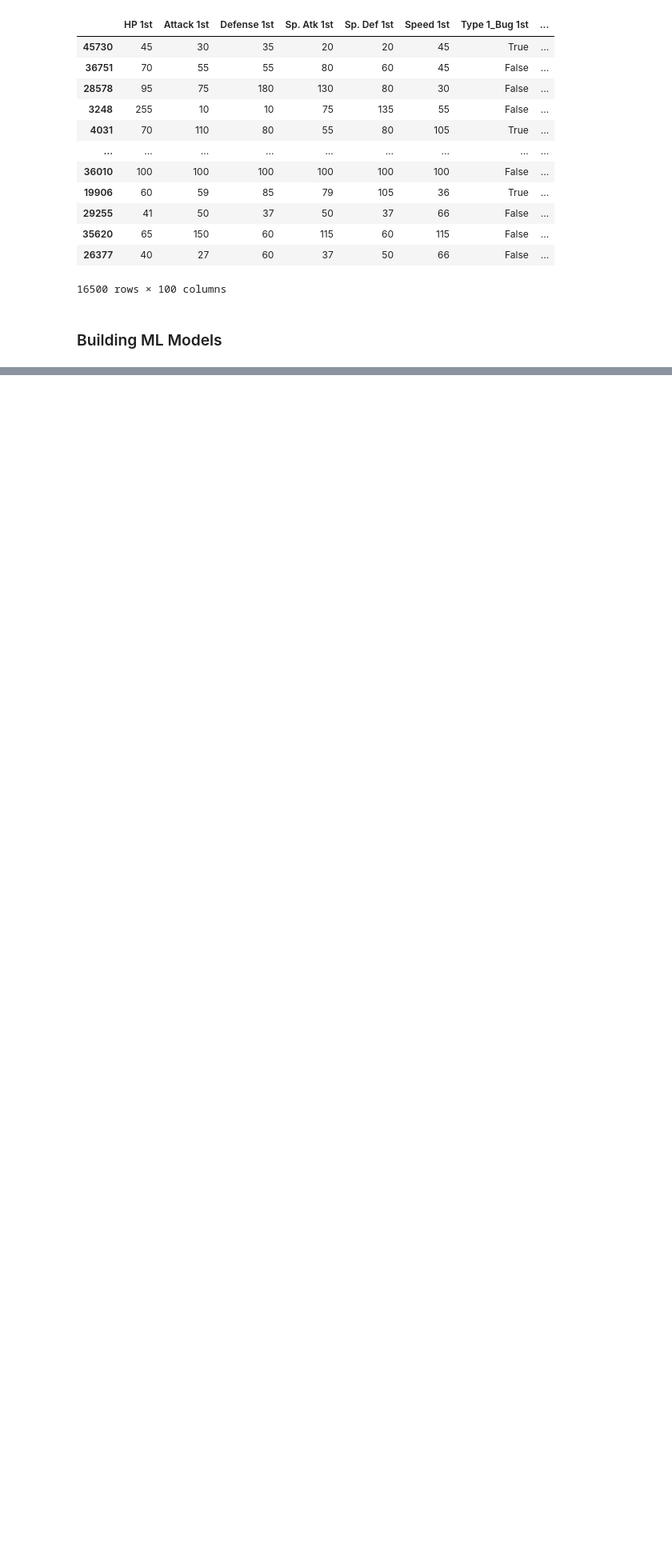
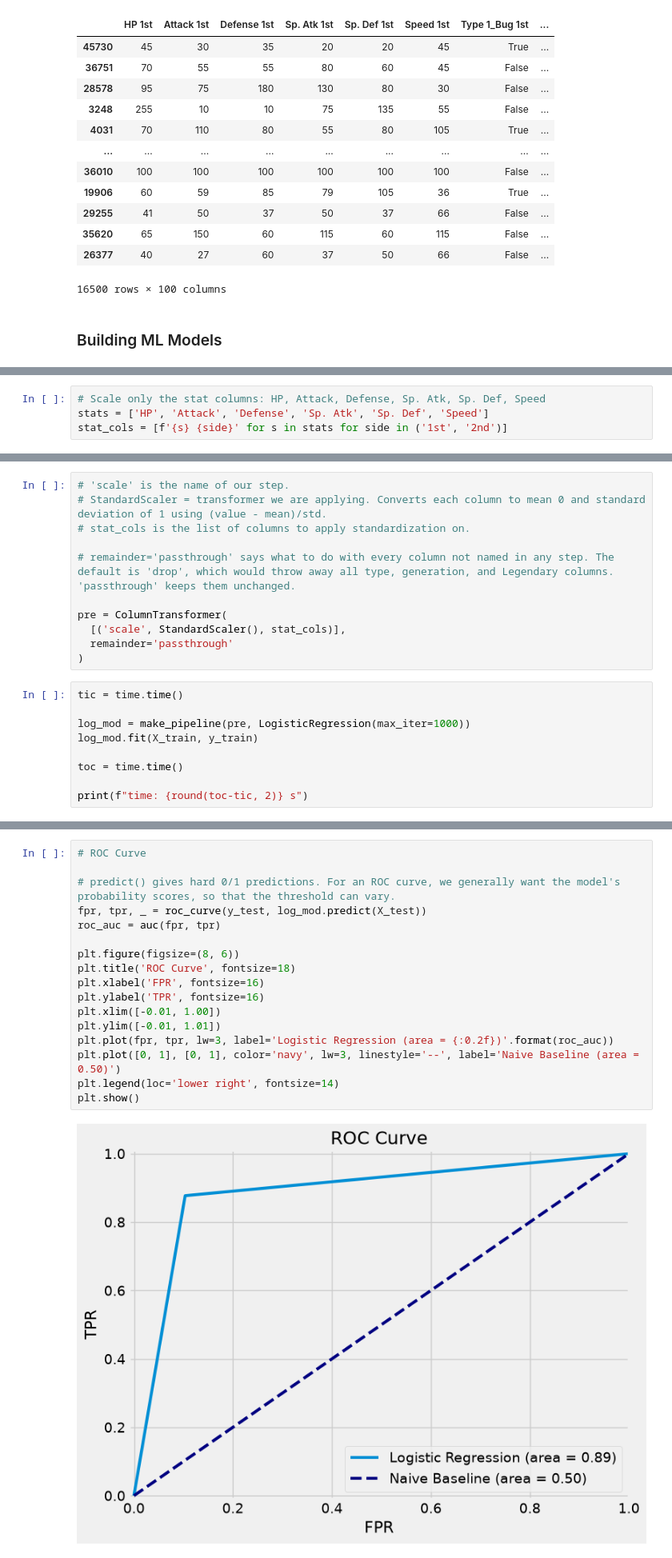
Before and after one commit to SevenWoos/MachineLearningProjects, a Jupyter notebook: pokemon_projects/pokemon_ml/test2/poke_ml_test2.ipynb, the cells around one changed output, grey strips where cells are left out. Shown at 80% size. Drawn from its saved outputs; the diff is of its cells as text; blank space fills up the shorter version.

Commit message:
poke ml test run 2 logistic regression model.

```diff
--- a/pokemon_projects/pokemon_ml/test2/poke_ml_test2.ipynb
+++ b/pokemon_projects/pokemon_ml/test2/poke_ml_test2.ipynb
@@ -1340,0 +1379,4 @@ X_test
+# %%
+# Scale only the stat columns: HP, Attack, Defense, Sp. Atk, Sp. Def, Speed
+stats = ['HP', 'Attack', 'Defense', 'Sp. Atk', 'Sp. Def', 'Speed']
+stat_cols = [f'{s} {side}' for s in stats for side in ('1st', '2nd')]
@@ -1340,0 +1398,20 @@ X_test
+# %%
+# 'scale' is the name of our step.
+# StandardScaler = transformer we are applying. Converts each column to mean 0 and standard deviation of 1 using (value - mean)/std.
+# stat_cols is the list of columns to apply standardization on.
+
+# remainder='passthrough' says what to do with every column not named in any step. The default is 'drop', which would throw away all type, generation, and Legendary columns. 'passthrough' keeps them unchanged.
+
+pre = ColumnTransformer(
+  [('scale', StandardScaler(), stat_cols)],
+  remainder='passthrough'
+)
+# %%
+tic = time.time()
+
+log_mod = make_pipeline(pre, LogisticRegression(max_iter=1000))
+log_mod.fit(X_train, y_train)
+
+toc = time.time()
+
+print(f"time: {round(toc-tic, 2)} s")
@@ -1340,0 +1579,19 @@ X_test
+# %%
+# ROC Curve
+
+# predict() gives hard 0/1 predictions. For an ROC curve, we generally want the model's probability scores, so that the threshold can vary.
+fpr, tpr, _ = roc_curve(y_test, log_mod.predict(X_test))
+roc_auc = auc(fpr, tpr)
+
+plt.figure(figsize=(8, 6))
+plt.title('ROC Curve', fontsize=18)
+plt.xlabel('FPR', fontsize=16)
+plt.ylabel('TPR', fontsize=16)
+plt.xlim([-0.01, 1.00])
+plt.ylim([-0.01, 1.01])
+plt.plot(fpr, tpr, lw=3, label='Logistic Regression (area = {:0.2f})'.format(roc_auc))
+plt.plot([0, 1], [0, 1], color='navy', lw=3, linestyle='--', label='Naive Baseline (area = 0.50)')
+plt.legend(loc='lower right', fontsize=14)
+plt.show()
+# %% [output]
+[figure, added]
```
Also changed, not shown: parts of 31 cells of this notebook.
